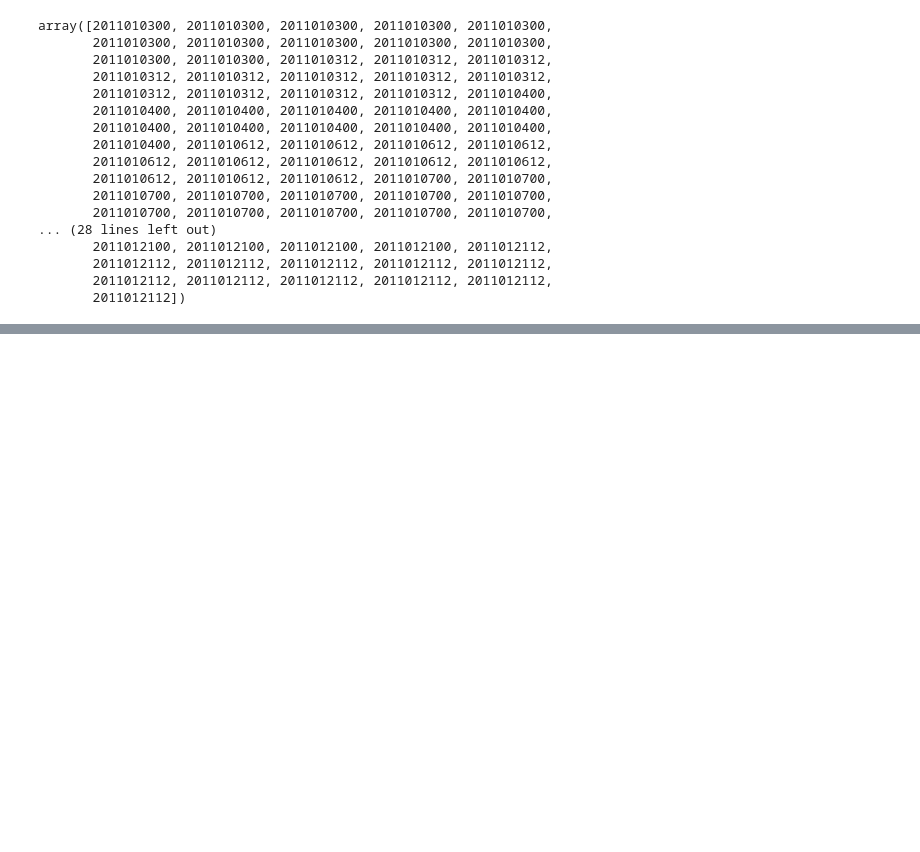
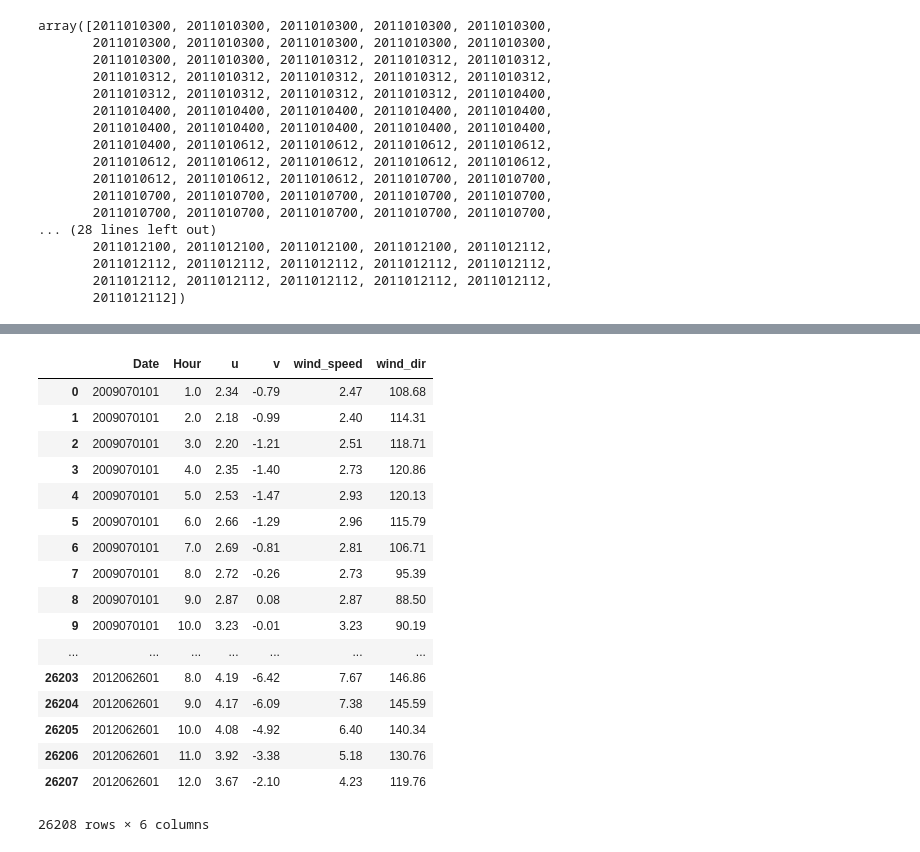
Before and after one commit to Pontius1007/TDT4859, a Jupyter notebook: Data exploration.ipynb, the cells around one changed output, grey strips where cells are left out. Cells and saved outputs as stored; diff of their text form; code cells hidden in the pictures; blank space fills up the shorter version.

```diff
--- a/Data exploration.ipynb
+++ b/Data exploration.ipynb
@@ -361,0 +419,41 @@ array([2011010300, 2011010300, 2011010300, 2011010300, 2011010300,
+# %%
+def convert_date_format(forecast_dataframe):
+    for i in range (forecast_dataframe.shape[0]):
+        # Fetch the date in its original format:
+        prev_date = str(forecast_dataframe.iloc[i,0])
+
+        # Fetch the hour the forecast is for:
+        hour = str(int(forecast_dataframe.iloc[i,1])).zfill(2)
+
+        # Strip the hours the forecast was made
+        date = date0[:-2]
+
+        #append the hour the forecast is for at the end of the date:
+        date_time = date + hour0
+
+        # Replace the date with the new date format:
+        forecast_dataframe.iloc[i,0] = date_time
+
+    return forecast_dataframe
+# %%
+funcTest = convert_date_format(test)
+funcTest
+# %% [output]
+|  | Date | Hour | u | v | wind_speed | wind_dir |
+| 0 | 2009070101 | 1.0 | 2.34 | -0.79 | 2.47 | 108.68 |
+| 1 | 2009070101 | 2.0 | 2.18 | -0.99 | 2.40 | 114.31 |
+| 2 | 2009070101 | 3.0 | 2.20 | -1.21 | 2.51 | 118.71 |
+| 3 | 2009070101 | 4.0 | 2.35 | -1.40 | 2.73 | 120.86 |
+| 4 | 2009070101 | 5.0 | 2.53 | -1.47 | 2.93 | 120.13 |
+| 5 | 2009070101 | 6.0 | 2.66 | -1.29 | 2.96 | 115.79 |
+| 6 | 2009070101 | 7.0 | 2.69 | -0.81 | 2.81 | 106.71 |
+| 7 | 2009070101 | 8.0 | 2.72 | -0.26 | 2.73 | 95.39 |
+| 8 | 2009070101 | 9.0 | 2.87 | 0.08 | 2.87 | 88.50 |
+| 9 | 2009070101 | 10.0 | 3.23 | -0.01 | 3.23 | 90.19 |
+| ... | ... | ... | ... | ... | ... | ... |
+| 26203 | 2012062601 | 8.0 | 4.19 | -6.42 | 7.67 | 146.86 |
+| 26204 | 2012062601 | 9.0 | 4.17 | -6.09 | 7.38 | 145.59 |
+| 26205 | 2012062601 | 10.0 | 4.08 | -4.92 | 6.40 | 140.34 |
+| 26206 | 2012062601 | 11.0 | 3.92 | -3.38 | 5.18 | 130.76 |
+| 26207 | 2012062601 | 12.0 | 3.67 | -2.10 | 4.23 | 119.76 |
+26208 rows × 6 columns
```
Also changed, not shown: parts of 14 cells of this notebook.
